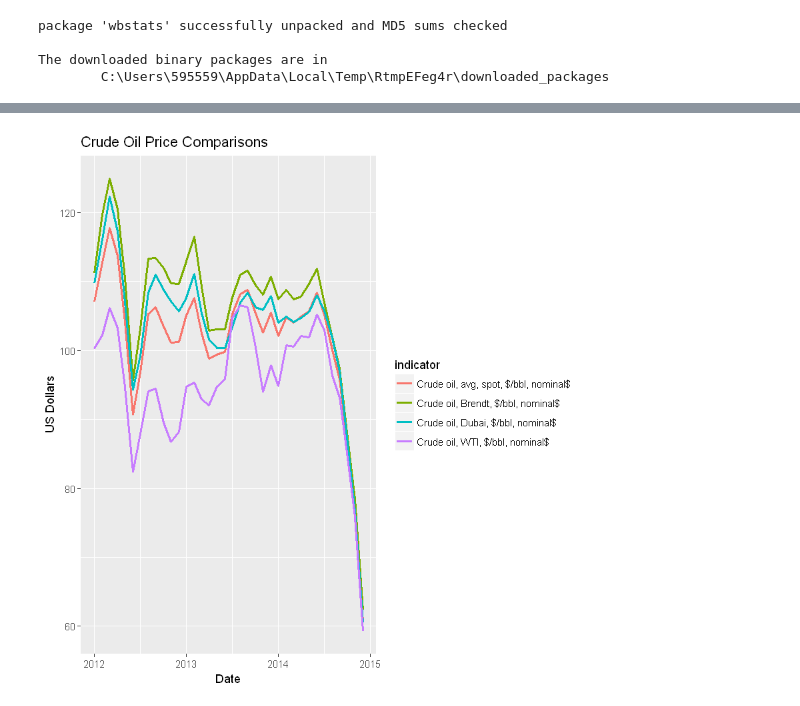
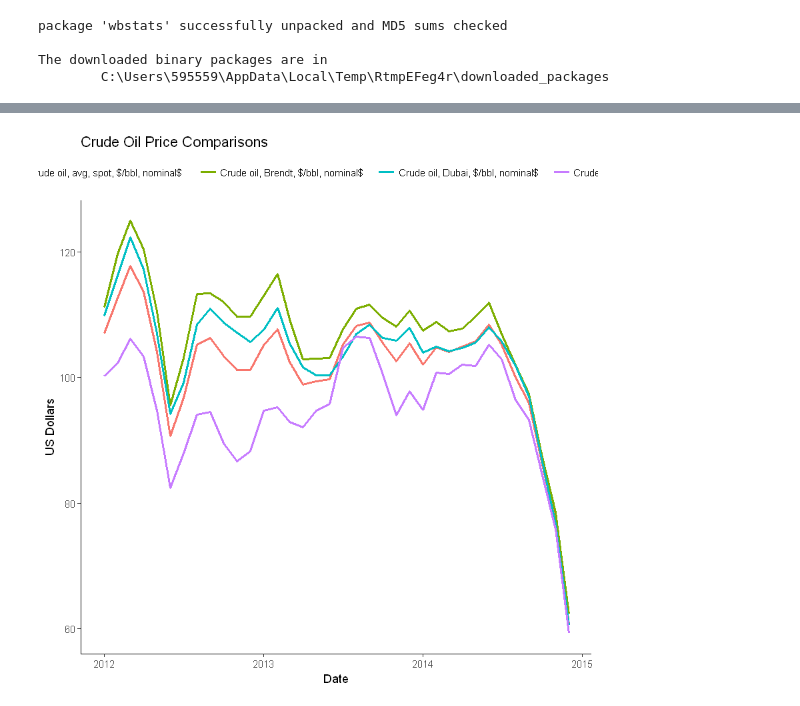
Before and after one commit to jessecambon/Data-Science-Sandbox, a Jupyter notebook: World Bank Data Viz.ipynb, the cells around one changed output, grey strips where cells are left out. Cells and saved outputs as stored; diff of their text form; code cells hidden in the pictures.

```diff
--- a/World Bank Data Viz.ipynb
+++ b/World Bank Data Viz.ipynb
@@ -31,10 +62,9 @@ List of 7
 # %%
-library(ggplot2)
-
 oil_data <- wb(indicator = c("CRUDE_DUBAI", "CRUDE_BRENT", "CRUDE_WTI", "CRUDE_PETRO"),
                startdate = "2012M01", enddate = "2014M12", freq = "M", POSIXct = TRUE)
 
+
 ggplot(oil_data, aes(x = date_ct, y = value, colour = indicator)) + geom_line(size = 1) +
-  labs(title = "Crude Oil Price Comparisons", x = "Date", y = "US Dollars")
+  labs(title = "Crude Oil Price Comparisons", x = "Date", y = "US Dollars") + theme_classic() + theme(legend.position='top')
 # %% [output]
-[figure, old version]
+[figure, new version]
```
Also changed, not shown: parts of 4 cells of this notebook.
